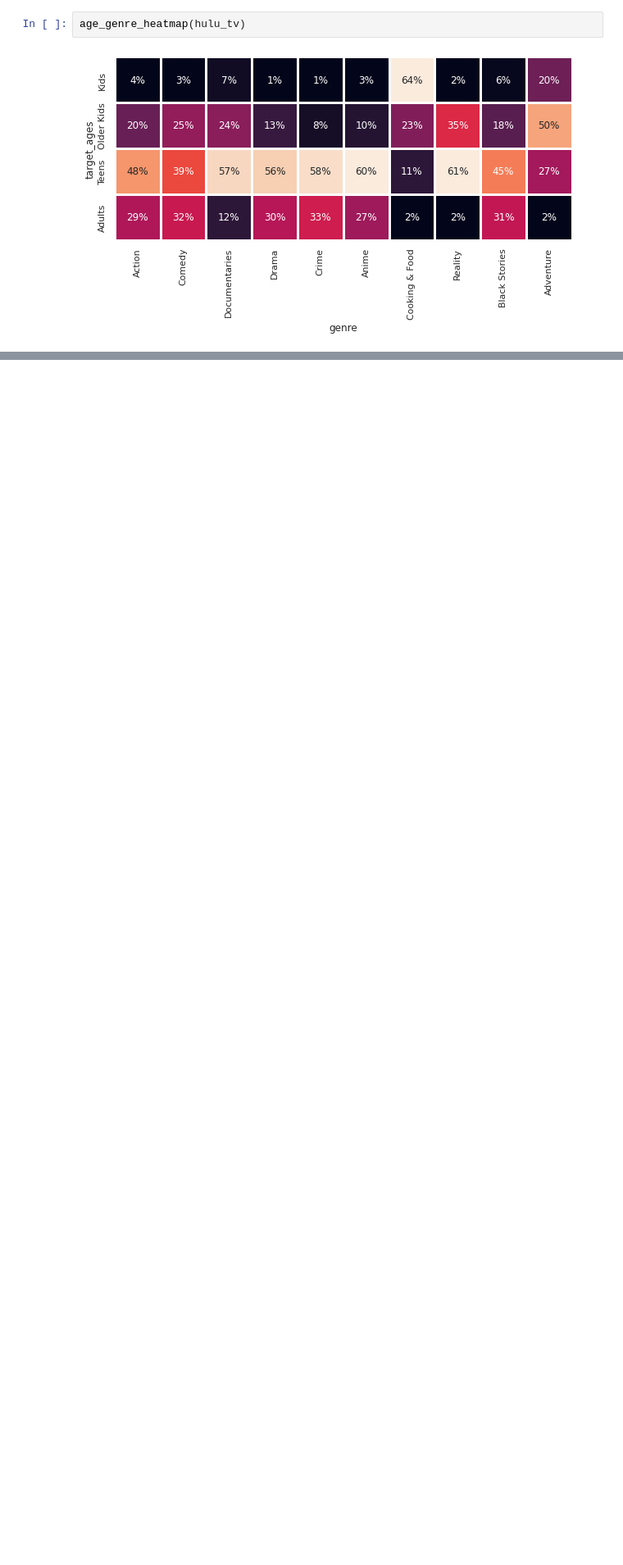
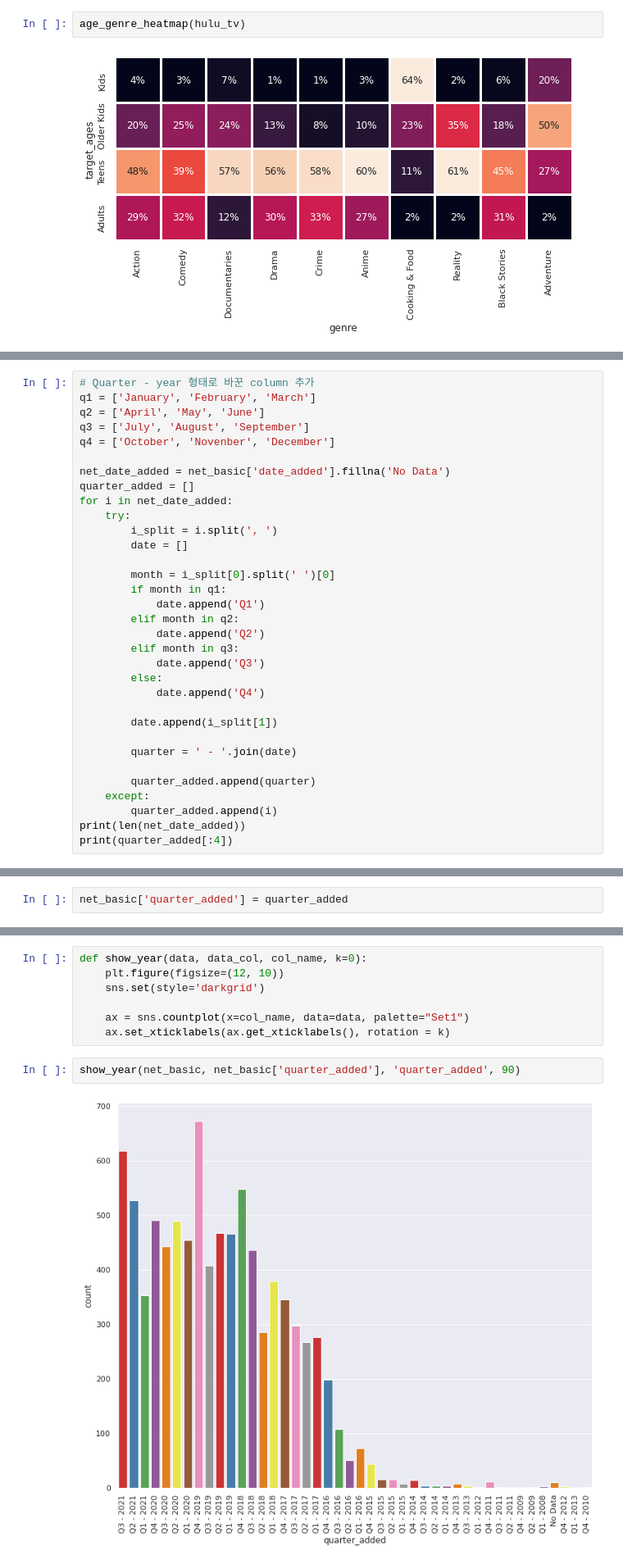
Before and after one commit to Yeyeong99/Aiffel_Datathon, a Jupyter notebook: 4 ott basic eda 1.ipynb, the cells around one changed output, grey strips where cells are left out. Shown at 82% size. Cells and saved outputs as stored; diff of their text form; blank space fills up the shorter version.

```diff
--- a/4 ott basic eda 1.ipynb
+++ b/4 ott basic eda 1.ipynb
@@ -805,0 +812,33 @@ age_genre_heatmap(hulu_tv)
+# %%
+# Quarter - year 형태로 바꾼 column 추가
+q1 = ['January', 'February', 'March']
+q2 = ['April', 'May', 'June']
+q3 = ['July', 'August', 'September']
+q4 = ['October', 'Novenber', 'December']
+
+net_date_added = net_basic['date_added'].fillna('No Data')
+quarter_added = []
+for i in net_date_added:
+    try:
+        i_split = i.split(', ')
+        date = []
+
+        month = i_split[0].split(' ')[0]
+        if month in q1:
+            date.append('Q1')
+        elif month in q2:
+            date.append('Q2')
+        elif month in q3:
+            date.append('Q3')
+        else:
+            date.append('Q4')
+
+        date.append(i_split[1])
+
+        quarter = ' - '.join(date)
+
+        quarter_added.append(quarter)
+    except:
+        quarter_added.append(i)
+print(len(net_date_added))
+print(quarter_added[:4])
@@ -805,0 +848,2 @@ age_genre_heatmap(hulu_tv)
+# %%
+net_basic['quarter_added'] = quarter_added
@@ -805,0 +919,11 @@ age_genre_heatmap(hulu_tv)
+# %%
+def show_year(data, data_col, col_name, k=0):
+    plt.figure(figsize=(12, 10))
+    sns.set(style='darkgrid')
+
+    ax = sns.countplot(x=col_name, data=data, palette="Set1")
+    ax.set_xticklabels(ax.get_xticklabels(), rotation = k)
+# %%
+show_year(net_basic, net_basic['quarter_added'], 'quarter_added', 90)
+# %% [output]
+[figure, added]
```
Also changed, not shown: parts of 8 cells of this notebook.
